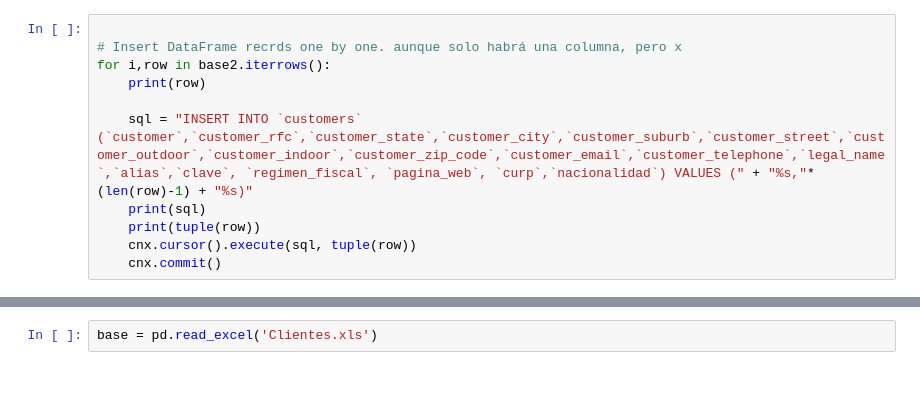
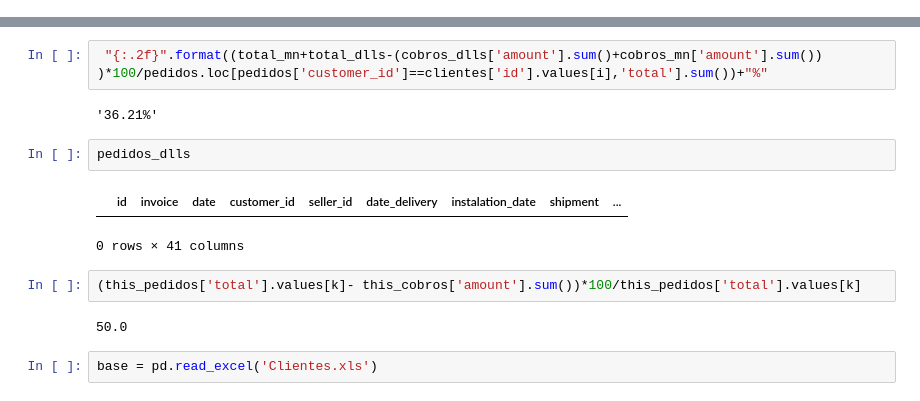
Before and after one commit to AjoloteCosmico/tyrsaAdmin, a Jupyter notebook: public/migracion.ipynb, the cells around one changed output, grey strips where cells are left out. Drawn from its saved outputs; the diff is of its cells as text.

```diff
--- a/public/migracion.ipynb
+++ b/public/migracion.ipynb
@@ -40,11 +0,0 @@ Index(['id', 'customer', 'customer_rfc', 'customer_state', 'customer_city',
-# %%
-
-# Insert DataFrame recrds one by one. aunque solo habrá una columna, pero x
-for i,row in base2.iterrows():
-    print(row)
-
-    sql = "INSERT INTO `customers` (`customer`,`customer_rfc`,`customer_state`,`customer_city`,`customer_suburb`,`customer_street`,`customer_outdoor`,`customer_indoor`,`customer_zip_code`,`customer_email`,`customer_telephone`,`legal_name`,`alias`,`clave`, `regimen_fiscal`, `pagina_web`, `curp`,`nacionalidad`) VALUES (" + "%s,"*(len(row)-1) + "%s)"
-    print(sql)
-    print(tuple(row))
-    cnx.cursor().execute(sql, tuple(row))
-    cnx.commit()
@@ -53,3 +416,16 @@ NameError: name 'base2' is not defined
+# %%
+ "{:.2f}".format((total_mn+total_dlls-(cobros_dlls['amount'].sum()+cobros_mn['amount'].sum()) )*100/pedidos.loc[pedidos['customer_id']==clientes['id'].values[i],'total'].sum())+"%"
+# %% [output]
+'36.21%'
+# %%
+pedidos_dlls
+# %% [output]
+|  | id | invoice | date | customer_id | seller_id | date_delivery | instalation_date | shipment | ... |
+0 rows × 41 columns
+# %%
+(this_pedidos['total'].values[k]- this_cobros['amount'].sum())*100/this_pedidos['total'].values[k]
+# %% [output]
+50.0
 # %%
 base = pd.read_excel('Clientes.xls')
 # %%
```
Also changed, not shown: parts of 9 cells of this notebook, 2 other files.
